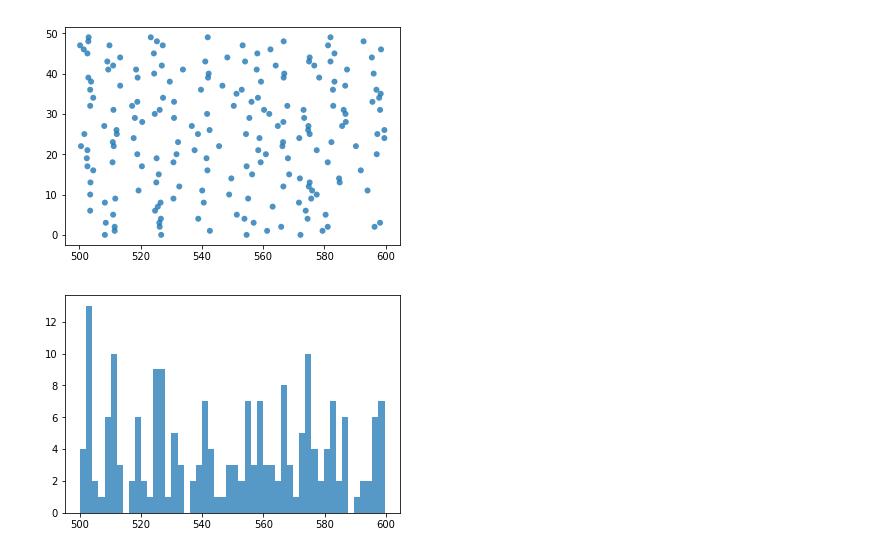
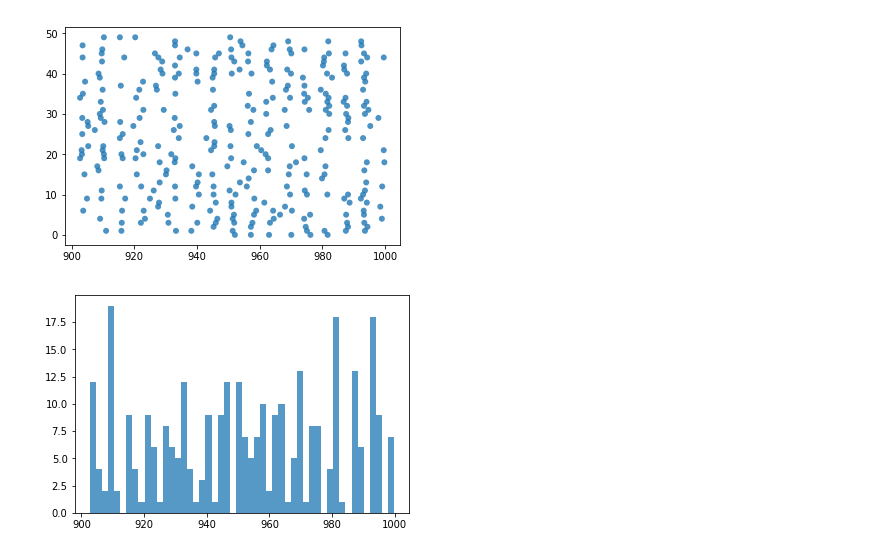
Before and after one commit to aequey/cppcourse-brunel, a Jupyter notebook: res/Graph.ipynb, the cells around one changed output. Cells and saved outputs as stored; diff of their text form; code cells hidden in the pictures.

```diff
--- a/res/Graph.ipynb
+++ b/res/Graph.ipynb
@@ -4,15 +4,15 @@ import pylab as pl
 
 data = np.genfromtxt('data.dat')
 # %%
-select= np.array ([d for d in data if d[1] < 50 and d[0]*0.1>500])
+select= np.array ([d for d in data if d[1] < 50 and d[0]*0.1>900])
 data1= select.transpose()
 
 pl.scatter(data1[0]*0.1,data1[1],alpha=0.8, edgecolors='none');
 pl.show();
 # %% [output]
-[figure, old version]
+[figure, new version]
 # %%
 n, bins, patches = pl.hist(0.1*data1[0], 50, normed=0, alpha=0.75)
 pl.show();
 # %% [output]
-[figure, old version]
+[figure, new version]
```
Also changed, not shown: 30 other files.
